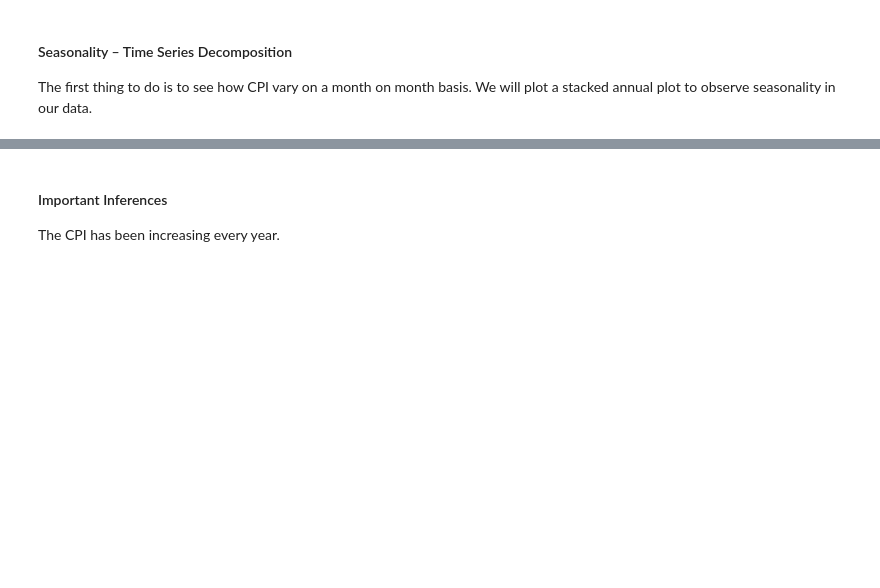
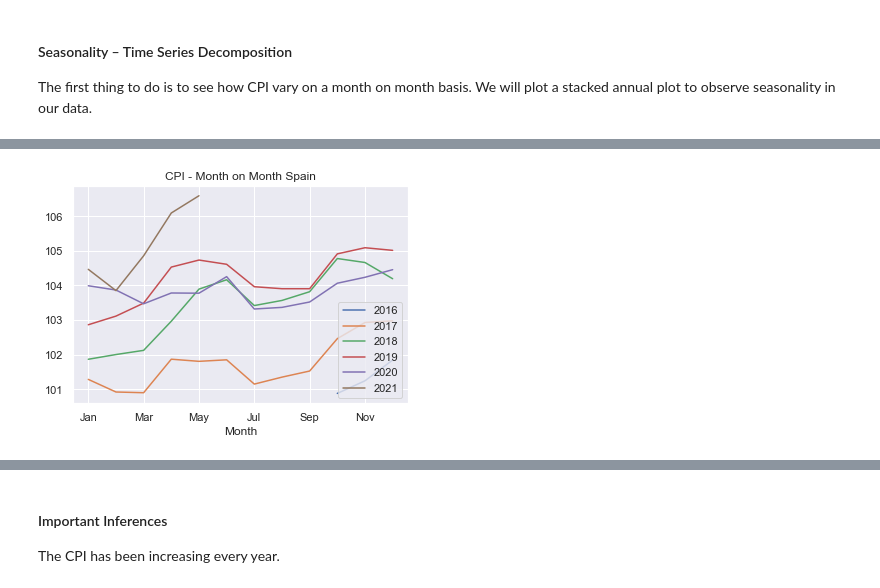
Before and after one commit to tajalahluwalia/data_tools_final_project, a Jupyter notebook: DataScienceToolsFinalProject.ipynb, the cells around one changed output, grey strips where cells are left out. Cells and saved outputs as stored; diff of their text form; code cells hidden in the pictures; blank space fills up the shorter version.

```diff
--- a/DataScienceToolsFinalProject.ipynb
+++ b/DataScienceToolsFinalProject.ipynb
@@ -351,0 +404,4 @@ for country in countries:
+# %%
+monthly_plotter(countries[3])
+# %% [output]
+[figure, added]
```
Also changed, not shown: parts of 59 cells of this notebook.
